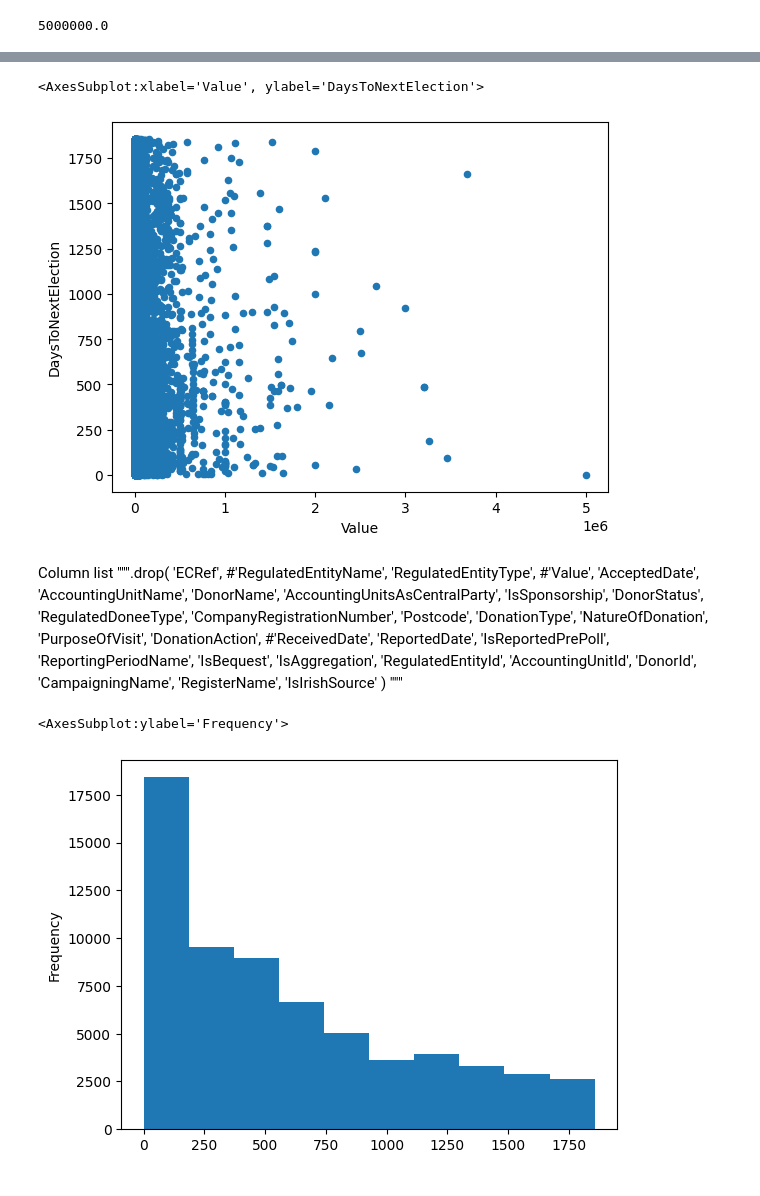
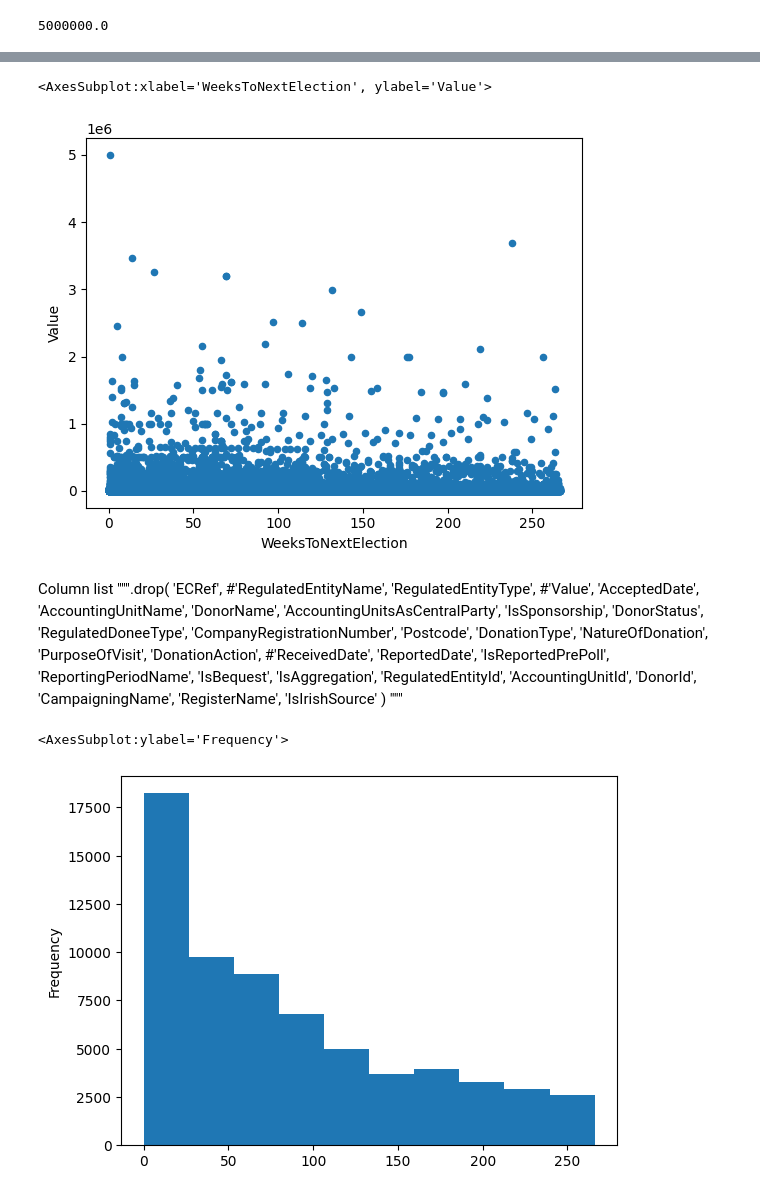
Before and after one commit to Hysnap/PoliticalDonations_Repository, a Jupyter notebook: jupyter_notebooks/DataManipulationTrial.ipynb, the cells around one changed output, grey strips where cells are left out. Drawn from its saved outputs; the diff is of its cells as text; code cells hidden in the pictures.

```diff
--- a/jupyter_notebooks/DataManipulationTrial.ipynb
+++ b/jupyter_notebooks/DataManipulationTrial.ipynb
@@ -166,7 +167,7 @@ Copy removed records to "ExcludedData" dataframe, then create CleanedData Datafr
 # %%
 #Excludeddata = df[(df['DonorStatus']=="Impermissible Donor") | (df['DonationActions']==('Forfeited', 'Returned')) | (df[Donationtype]=='Impermissible Donor')]
 
-Excludeddata = df[(df['DonorStatus']=="Impermissible Donor") | (df['DonationAction']==('Forfeited' , 'Returned'))| (df['DonationType']=='Impermissible Donor')]
+Excludeddata = df[(df['DonorStatus']=="Impermissible Donor") | (df['DonationAction']==('Forfeited' , 'Returned'))| (df['DonationType']=='Impermissible Donor') | (df['RegulatedEntityType']!='Political Party')]
 Excludeddata
 # %% [output]
 |  | index | ECRef | RegulatedEntityName | RegulatedEntityType | Value | AcceptedDate | AccountingUnitName | ... |
@@ -268,0 +362,23 @@ value_summary_df
+# %%
+#DonorGrouping = [0, 1, 10, 2000, 2500, 3000, 4000, 5000, 7500, 10000, 25000, 50000, 75000, 100000, 250000, 500000, 750000, 1000000, 2000000]
+
+def RegulatedEntityGroup(RegulatedEntityNameVar):
+    RE_Events = RegulatedEntity_df[RegulatedEntity_df.index == RegulatedEntityNameVar]
+
+    if RE_Events.DonationEvents.agg(sum) ==0:
+        return 'No Relevant Donations'
+    elif RE_Events.DonationEvents.agg(sum) <=1:
+        return 'Single Donor Entity'
+    elif RE_Events.DonationEvents.agg(sum) <=10:
+        return 'Very Small Entity'
+    elif RE_Events.DonationEvents.agg(sum) <=50:
+        return 'Small Entity'
+    elif RE_Events.DonationEvents.agg(sum) <=100:
+        return 'Medium Entity'
+    else:
+        return RegulatedEntityNameVar
+
+
+df['RegEntity_Group'] = df.RegulatedEntityName.apply(RegulatedEntityGroup)
+
+df.groupby(['RegEntity_Group']).agg({'Value': ['sum', 'count', 'mean']})
@@ -303,8 +422,23 @@ Limited_Columns_df
+# %%
+def GenElectionRelation2(R_Date):
+    for ED in ElectionDates:
+        R_Date2 = R_Date
+        #R_Date2 = dt.datetime.strptime(R_Date, '%Y/%m/%d %H:%M:%S')
+        ED2 = dt.datetime.strptime(ED, '%Y/%m/%d %H:%M:%S')
+        if R_Date2 <= ED2:
+            DaysDiff  = (ED2 - R_Date2)
+            delta = math.ceil((DaysDiff.days)/7)
+            return delta
+        else:
+            pass
+    return 0
+
+df['WeeksToNextElection'] = df.ReceivedDate.apply(GenElectionRelation2)
 # %%
-df.plot(kind = 'scatter', x = 'Value', y = 'DaysToNextElection')
+df.plot(kind = 'scatter', x = 'WeeksToNextElection', y = 'Value')
 # %% [output]
-<AxesSubplot:xlabel='Value', ylabel='DaysToNextElection'>
+<AxesSubplot:xlabel='WeeksToNextElection', ylabel='Value'>
-[figure, old version]
+[figure, new version]
 # %% [markdown]
 Column list
 """.drop(
@@ -340,7 +474,7 @@ Column list
 )
 """
 # %%
-df["DaysToNextElection"].plot(kind = 'hist')
+df["WeeksToNextElection"].plot(kind = 'hist')
 # %% [output]
 <AxesSubplot:ylabel='Frequency'>
-[figure, old version]
+[figure, new version]
```
Also changed, not shown: parts of 15 cells of this notebook.
